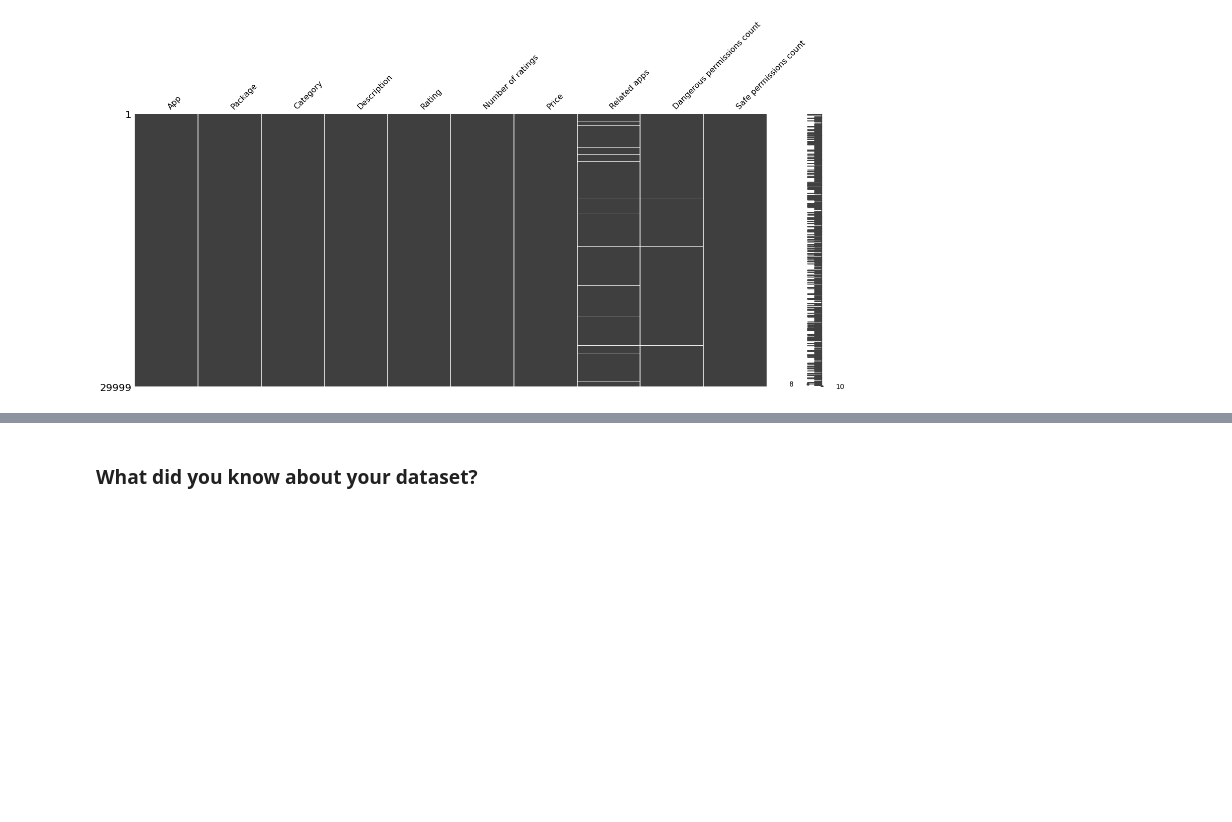
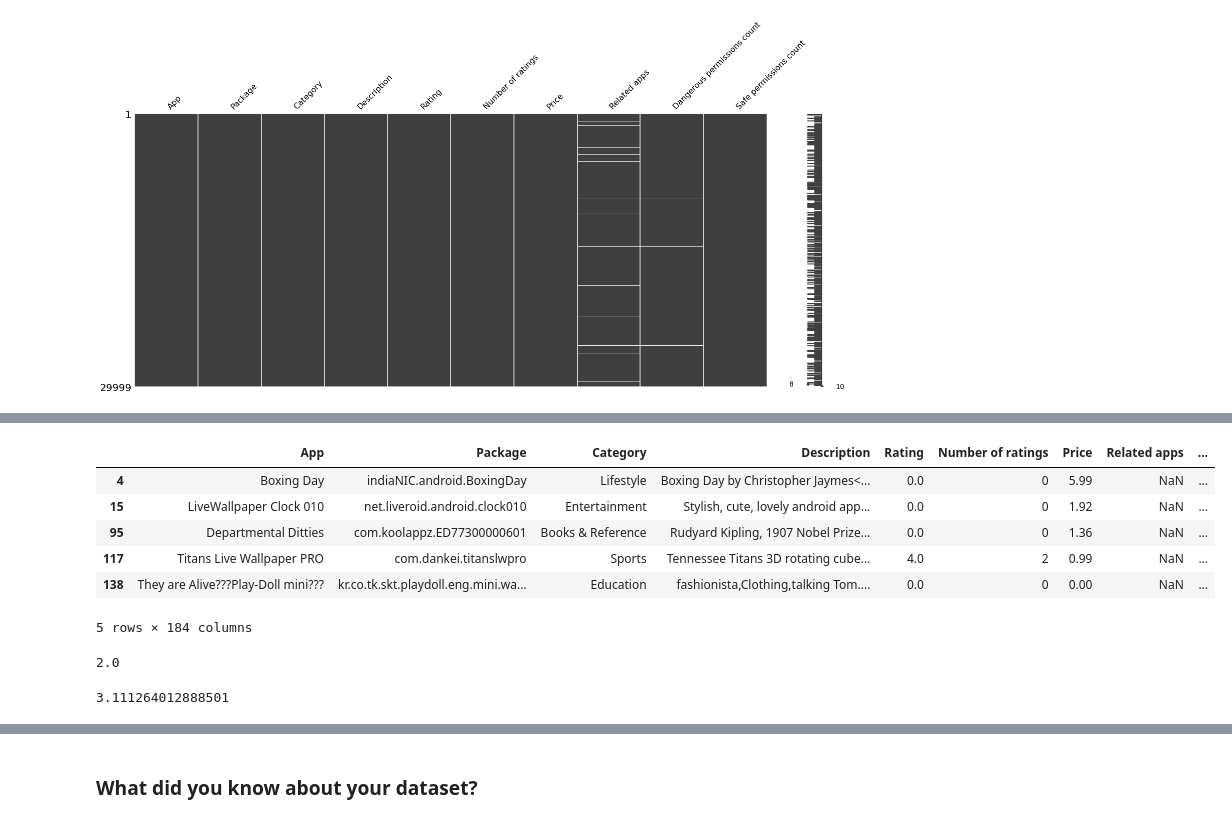
Before and after one commit to v1git12/Capstone-Project-3-Android-Authenticity-Prediction-, a Jupyter notebook: Android_Authenticity_Prediction.ipynb, the cells around one changed output, grey strips where cells are left out. Cells and saved outputs as stored; diff of their text form; code cells hidden in the pictures; blank space fills up the shorter version.

```diff
--- a/Android_Authenticity_Prediction.ipynb
+++ b/Android_Authenticity_Prediction.ipynb
@@ -182,0 +206,10 @@ msno.matrix(df.iloc[:, :10])
+# %%
+df[df['Related apps'].isnull()][:5]
+# %% [output]
+|  | App | Package | Category | Description | Rating | Number of ratings | Price | Related apps | ... |
+| 4 | Boxing Day | indiaNIC.android.BoxingDay | Lifestyle | Boxing Day by Christopher Jaymes<... | 0.0 | 0 | 5.99 | NaN | ... |
+| 15 | LiveWallpaper Clock 010 | net.liveroid.android.clock010 | Entertainment | Stylish, cute, lovely android app... | 0.0 | 0 | 1.92 | NaN | ... |
+| 95 | Departmental Ditties | com.koolappz.ED77300000601 | Books & Reference | Rudyard Kipling, 1907 Nobel Prize... | 0.0 | 0 | 1.36 | NaN | ... |
+| 117 | Titans Live Wallpaper PRO | com.dankei.titanslwpro | Sports | Tennessee Titans 3D rotating cube... | 4.0 | 2 | 0.99 | NaN | ... |
+| 138 | They are Alive???Play-Doll mini??? | kr.co.tk.skt.playdoll.eng.mini.wa... | Education | fashionista,Clothing,talking Tom.... | 0.0 | 0 | 0.00 | NaN | ... |
+5 rows × 184 columns
@@ -182,0 +218,8 @@ msno.matrix(df.iloc[:, :10])
+# %%
+df['Dangerous permissions count'].median()
+# %% [output]
+2.0
+# %%
+df['Dangerous permissions count'].mean()
+# %% [output]
+3.111264012888501
```
Also changed, not shown: parts of 35 cells of this notebook.
